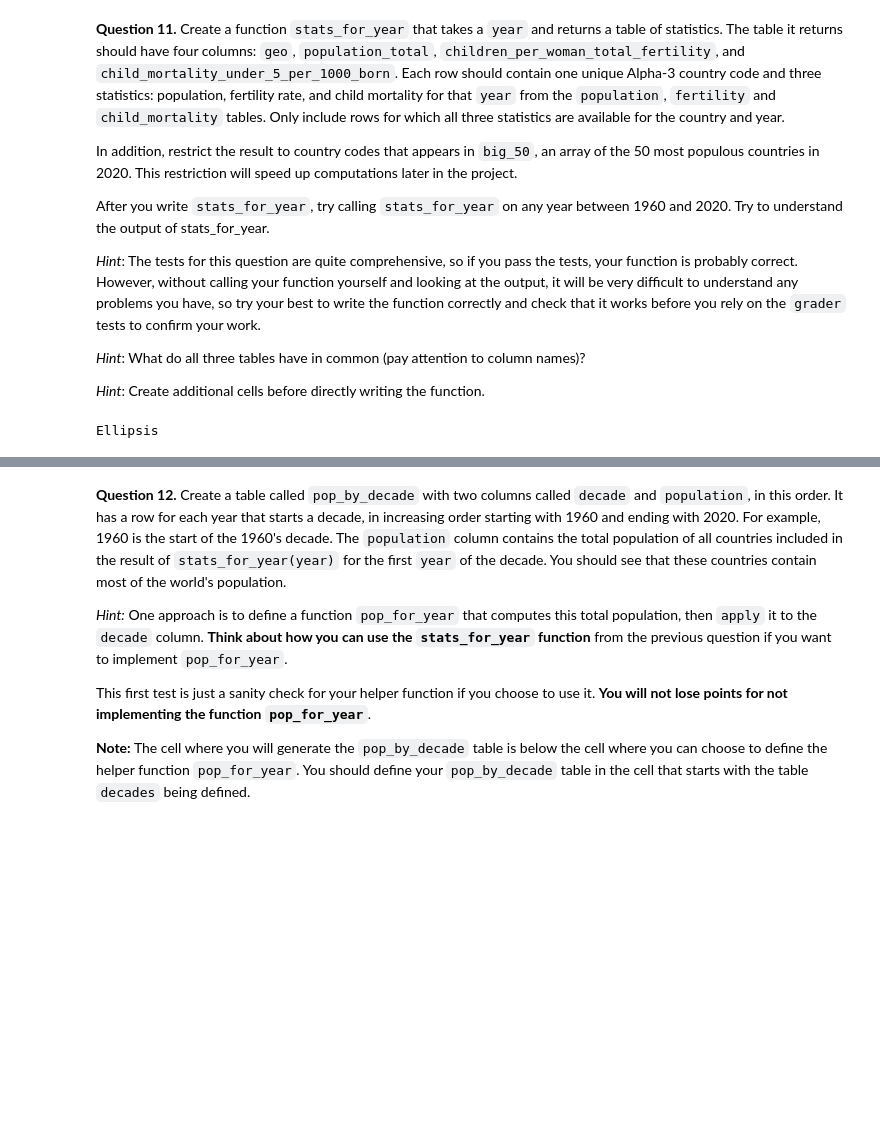
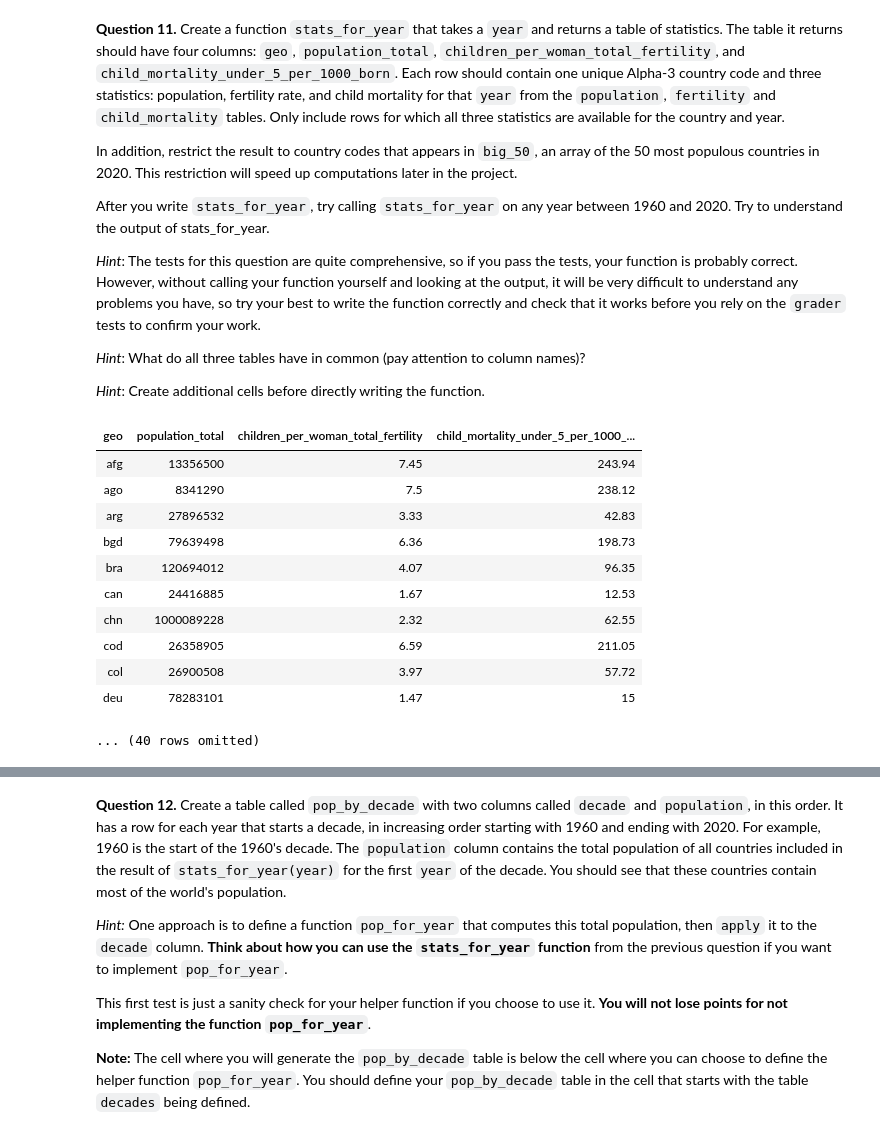
Before and after one commit to cplahn/cplahn_DATA_Fall, a Jupyter notebook: project1/project1.ipynb, the cells around one changed output, grey strips where cells are left out. Saved outputs shown, nothing was run; the diff lists cells and outputs as text; code cells hidden in the pictures; blank space fills up the shorter version.

```diff
--- a/project1/project1.ipynb
+++ b/project1/project1.ipynb
@@ -437,11 +422,24 @@ def stats_for_year(year):
     p = population_of_big_50.where('time', are.equal_to(year)).drop('time')
     f = fertility.where('time', are.equal_to(year)).drop('time')
     c = child_mortality.where('time', are.equal_to(year)).drop('time')
-    ...
-
-...
+    p_and_f=p.join('geo',f,'geo')
+    final_tab=p_and_f.join('geo',c,'geo')
+    return final_tab
-# %% [output]
-Ellipsis
+# %%
+stats_for_year(1980)
+# %% [output]
+| geo | population_total | children_per_woman_total_fertility | child_mortality_under_5_per_1000_... |
+| afg | 13356500 | 7.45 | 243.94 |
+| ago | 8341290 | 7.5 | 238.12 |
+| arg | 27896532 | 3.33 | 42.83 |
+| bgd | 79639498 | 6.36 | 198.73 |
+| bra | 120694012 | 4.07 | 96.35 |
+| can | 24416885 | 1.67 | 12.53 |
+| chn | 1000089228 | 2.32 | 62.55 |
+| cod | 26358905 | 6.59 | 211.05 |
+| col | 26900508 | 3.97 | 57.72 |
+| deu | 78283101 | 1.47 | 15 |
+... (40 rows omitted)
 # %%
 grader.check("q1_11")
 # %% [output]
```
Also changed, not shown: parts of 12 cells of this notebook, 1 other file.
